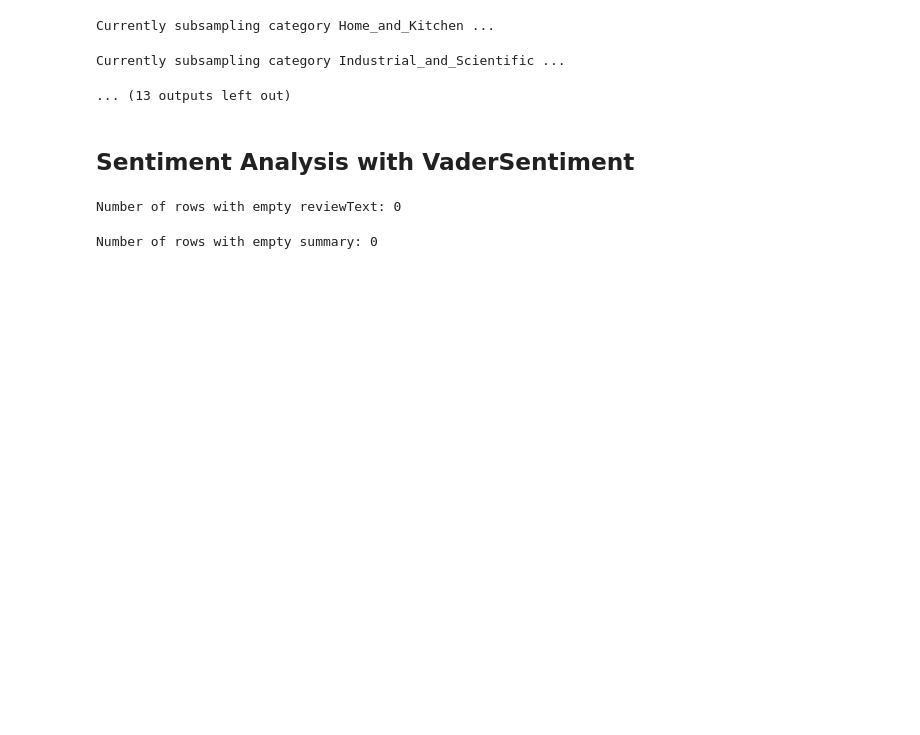
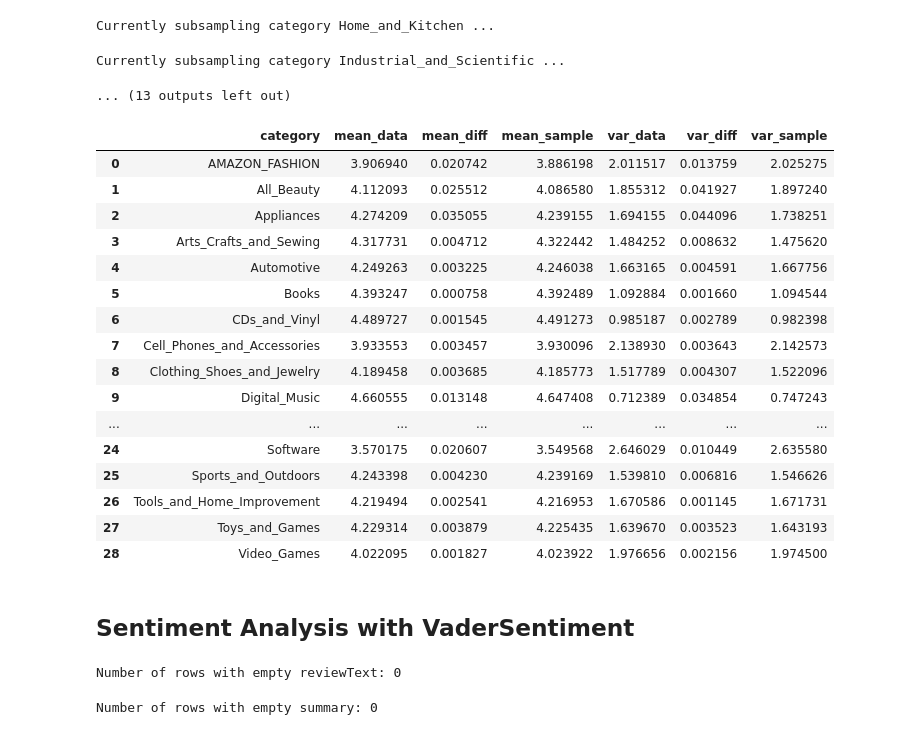
Before and after one commit to mkleinegger/amazon-reviews-sentinent-analysis, a Jupyter notebook: question1.ipynb, the cells around one changed output. Drawn from its saved outputs; the diff is of its cells as text; code cells hidden in the pictures; blank space fills up the shorter version.

Commit message:
Really Advanced Comparison of Sampled Data and Original Data

```diff
--- a/question1.ipynb
+++ b/question1.ipynb
@@ -162,6 +150,46 @@ Currently subsampling category Grocery_and_Gourmet_Food ...
 Currently subsampling category Home_and_Kitchen ...
 Currently subsampling category Industrial_and_Scientific ...
 ... (13 outputs left out)
+# %%
+from pyspark.sql.functions import mean, stddev, var_samp, expr
+
+def compare_stats(data, sample):
+    summary_data = data.to_spark().groupby('category').agg(
+        mean('overall').alias('mean'),
+        var_samp('overall').alias('var')).toPandas()
+
+    summary_sample = data_sample.to_spark().groupby('category').agg(
+        mean('overall').alias('mean'),
+        var_samp('overall').alias('var')).toPandas()
+
+    result_df = summary_data.merge(summary_sample, on='category', how='inner', suffixes=('_data', '_sample'))
+    result_df['mean_diff'] = (result_df['mean_data'] - result_df['mean_sample']).abs()
+    result_df['var_diff'] = (result_df['var_data'] - result_df['var_sample']).abs()
+    result_df = result_df.sort_values(by=['category'], ascending=True).reset_index(drop=True)
+    result_df = result_df.sort_index(axis=1)
+
+    return result_df
+
+
+compare_stats(data, data_sample)
+# %% [output]
+|  | category | mean_data | mean_diff | mean_sample | var_data | var_diff | var_sample |
+| 0 | AMAZON_FASHION | 3.906940 | 0.020742 | 3.886198 | 2.011517 | 0.013759 | 2.025275 |
+| 1 | All_Beauty | 4.112093 | 0.025512 | 4.086580 | 1.855312 | 0.041927 | 1.897240 |
+| 2 | Appliances | 4.274209 | 0.035055 | 4.239155 | 1.694155 | 0.044096 | 1.738251 |
+| 3 | Arts_Crafts_and_Sewing | 4.317731 | 0.004712 | 4.322442 | 1.484252 | 0.008632 | 1.475620 |
+| 4 | Automotive | 4.249263 | 0.003225 | 4.246038 | 1.663165 | 0.004591 | 1.667756 |
+| 5 | Books | 4.393247 | 0.000758 | 4.392489 | 1.092884 | 0.001660 | 1.094544 |
+| 6 | CDs_and_Vinyl | 4.489727 | 0.001545 | 4.491273 | 0.985187 | 0.002789 | 0.982398 |
+| 7 | Cell_Phones_and_Accessories | 3.933553 | 0.003457 | 3.930096 | 2.138930 | 0.003643 | 2.142573 |
+| 8 | Clothing_Shoes_and_Jewelry | 4.189458 | 0.003685 | 4.185773 | 1.517789 | 0.004307 | 1.522096 |
+| 9 | Digital_Music | 4.660555 | 0.013148 | 4.647408 | 0.712389 | 0.034854 | 0.747243 |
+| ... | ... | ... | ... | ... | ... | ... | ... |
+| 24 | Software | 3.570175 | 0.020607 | 3.549568 | 2.646029 | 0.010449 | 2.635580 |
+| 25 | Sports_and_Outdoors | 4.243398 | 0.004230 | 4.239169 | 1.539810 | 0.006816 | 1.546626 |
+| 26 | Tools_and_Home_Improvement | 4.219494 | 0.002541 | 4.216953 | 1.670586 | 0.001145 | 1.671731 |
+| 27 | Toys_and_Games | 4.229314 | 0.003879 | 4.225435 | 1.639670 | 0.003523 | 1.643193 |
+| 28 | Video_Games | 4.022095 | 0.001827 | 4.023922 | 1.976656 | 0.002156 | 1.974500 |
 # %% [markdown]
 ## Sentiment Analysis with VaderSentiment
 # %%
```
Also changed, not shown: parts of 4 cells of this notebook.
